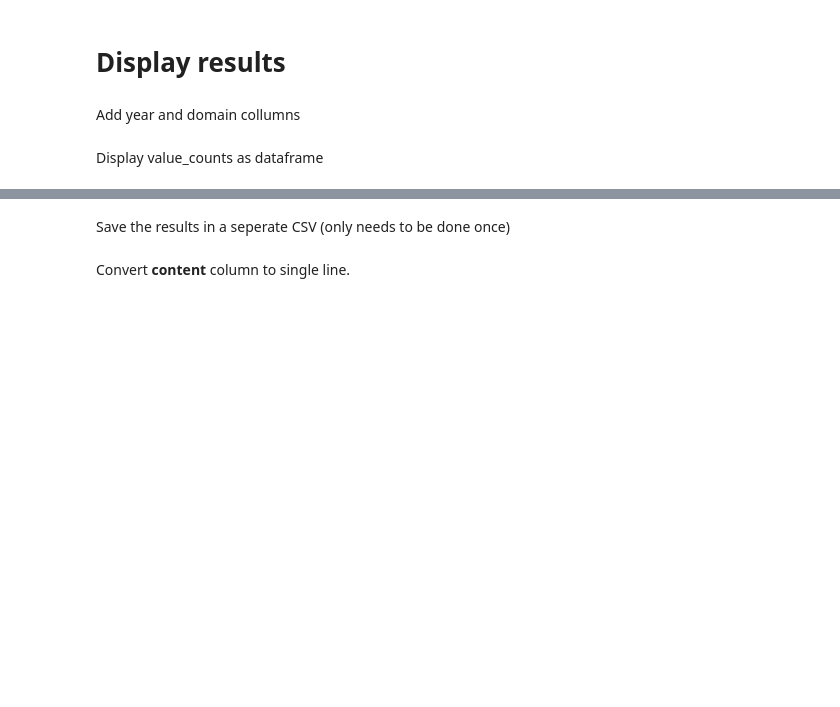
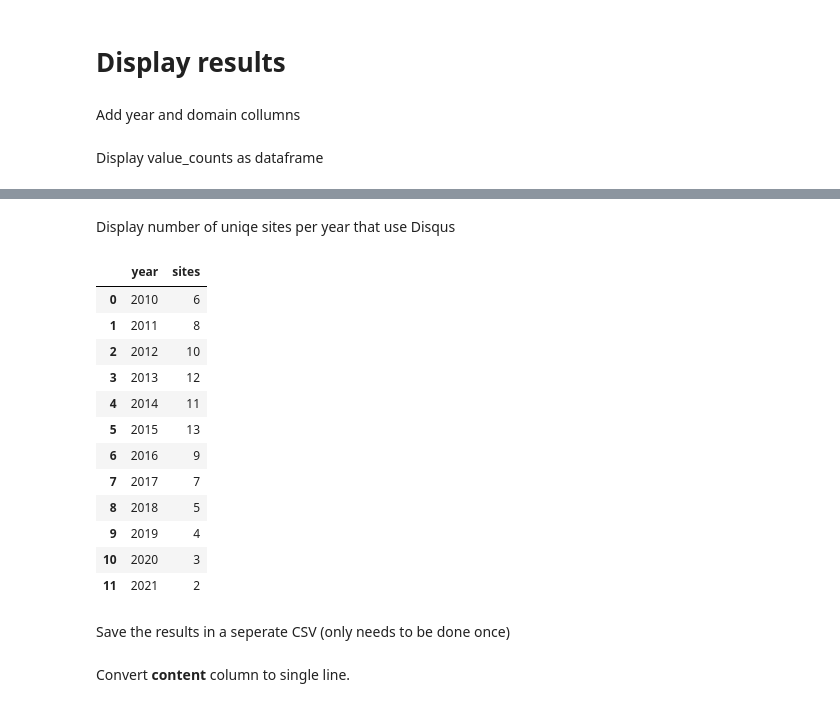
Before and after one commit to smootyboy/ARCH_News_Comments, a Jupyter notebook: Comment_Extraction.ipynb, the cells around one changed output, grey strips where cells are left out. Cells and saved outputs as stored; diff of their text form; code cells hidden in the pictures; blank space fills up the shorter version.

```diff
--- a/Comment_Extraction.ipynb
+++ b/Comment_Extraction.ipynb
@@ -283,3 +312,23 @@ disqus_identifier_and_thread_hits:  114
+# %% [markdown]
+Display number of uniqe sites per year that use Disqus
+# %%
+sites_per_year = pd.DataFrame(results[["year", "domain"]].drop_duplicates()["year"].value_counts().sort_index()).reset_index()
+sites_per_year.columns = ["year", "sites"]
+sites_per_year
+# %% [output]
+|  | year | sites |
+| 0 | 2010 | 6 |
+| 1 | 2011 | 8 |
+| 2 | 2012 | 10 |
+| 3 | 2013 | 12 |
+| 4 | 2014 | 11 |
+| 5 | 2015 | 13 |
+| 6 | 2016 | 9 |
+| 7 | 2017 | 7 |
+| 8 | 2018 | 5 |
+| 9 | 2019 | 4 |
+| 10 | 2020 | 3 |
+| 11 | 2021 | 2 |
 # %% [markdown]
 Save the results in a seperate CSV (only needs to be done once)
 # %%
```
Also changed, not shown: parts of 16 cells of this notebook.
